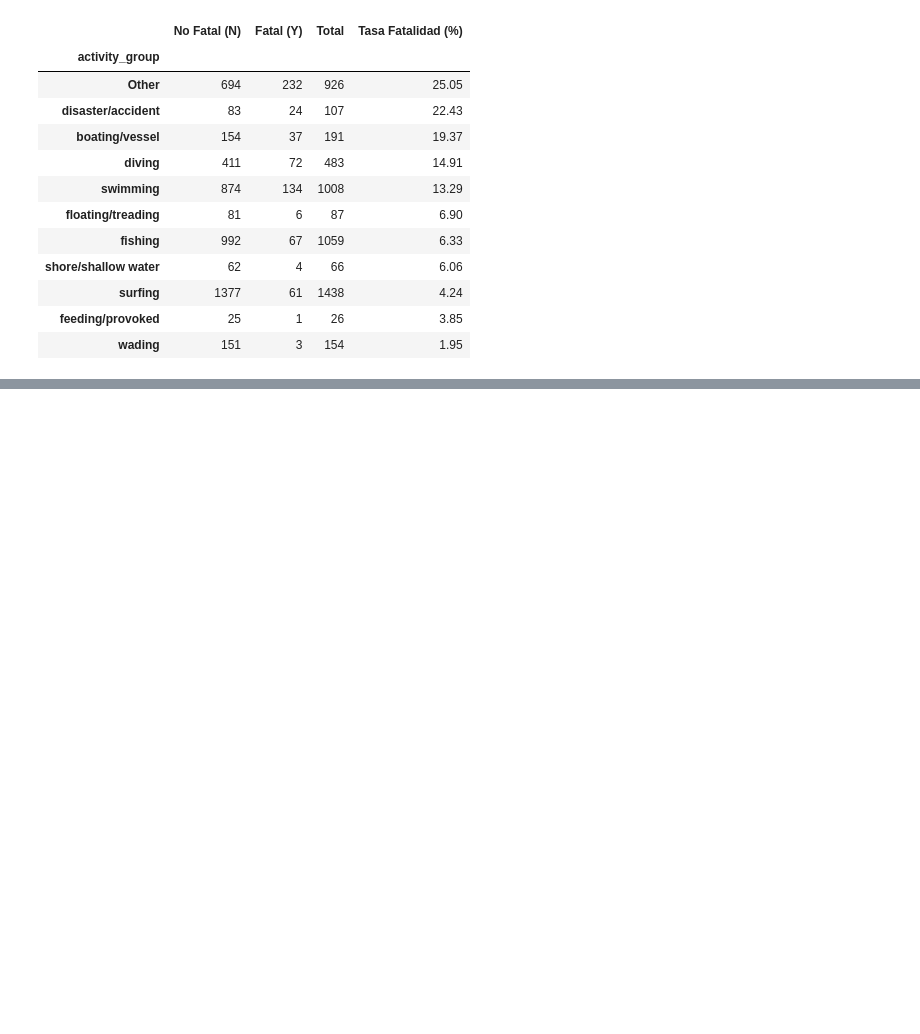
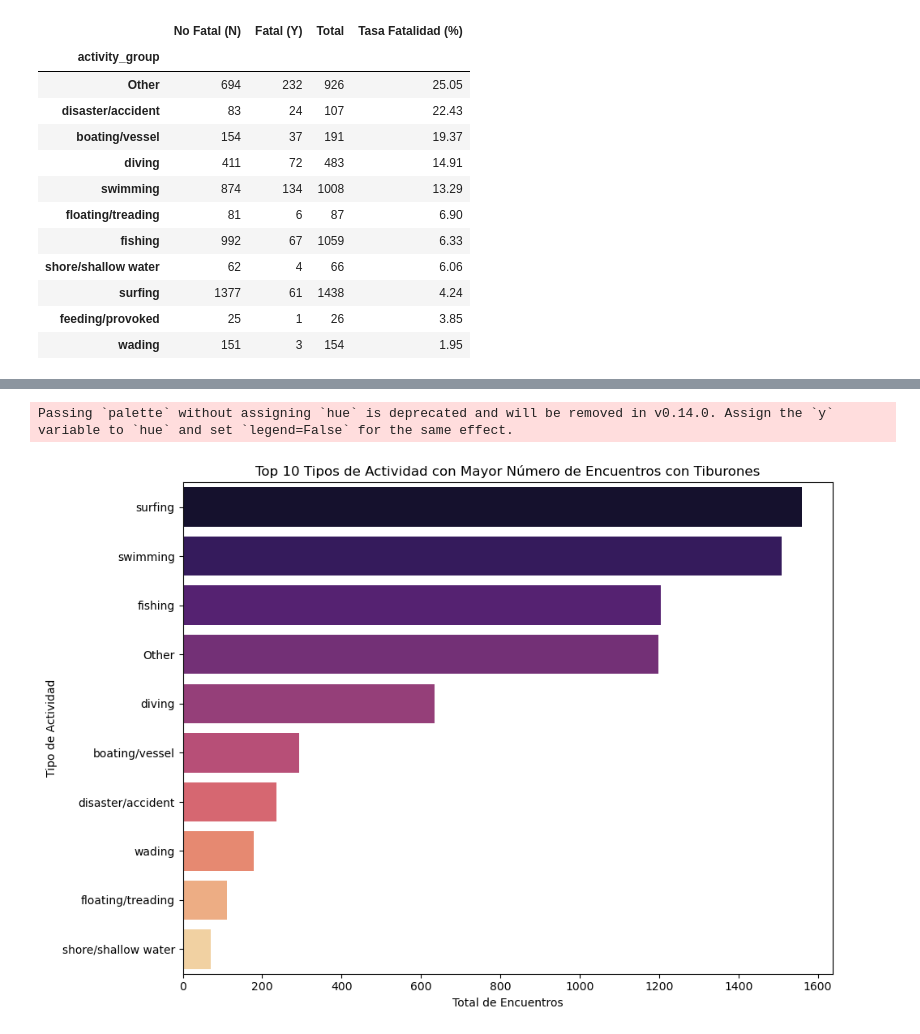
Before and after one commit to ignaciosabatell/Project-Shark-Attacks, a Jupyter notebook: Sharks_Attacks.ipynb, the cells around one changed output, grey strips where cells are left out. Drawn from its saved outputs; the diff is of its cells as text; code cells hidden in the pictures; blank space fills up the shorter version.

```diff
--- a/Sharks_Attacks.ipynb
+++ b/Sharks_Attacks.ipynb
@@ -444,0 +509,31 @@ df_clean
+# %%
+import pandas as pd
+import seaborn as sns
+import matplotlib.pyplot as plt
+
+# 1. Calcular las 10 categorías de actividad con más registros
+top_10_activities = df['activity_group'].value_counts().nlargest(10).index
+
+# 2. Filtrar el DataFrame original para incluir solo esas actividades
+# Esto es necesario para que el countplot solo cuente las categorías que nos interesan
+df_top_10_activities = df[df['activity_group'].isin(top_10_activities)]
+
+# 3. Crear el gráfico de barras horizontal ordenado
+plt.figure(figsize=(10, 7))
+sns.countplot(
+    y='activity_group',  # Usar 'y' para barras horizontales
+    data=df_top_10_activities,
+    order=top_10_activities,  # Ordena las barras de mayor a menor frecuencia
+    palette='magma' # Puedes cambiar la paleta de colores para hacerlo más llamativo
+)
+
+plt.title('Top 10 Tipos de Actividad con Mayor Número de Encuentros con Tiburones')
+plt.xlabel('Total de Encuentros')
+plt.ylabel('Tipo de Actividad')
+
+# Ajustes finales para que el gráfico se vea bien
+plt.tight_layout()
+plt.show()
+# %% [output]
+Passing `palette` without assigning `hue` is deprecated and will be removed in v0.14.0. Assign the `y` variable to `hue` and set `legend=False` for the same effect.
+[figure, added]
```
Also changed, not shown: parts of 7 cells of this notebook.
